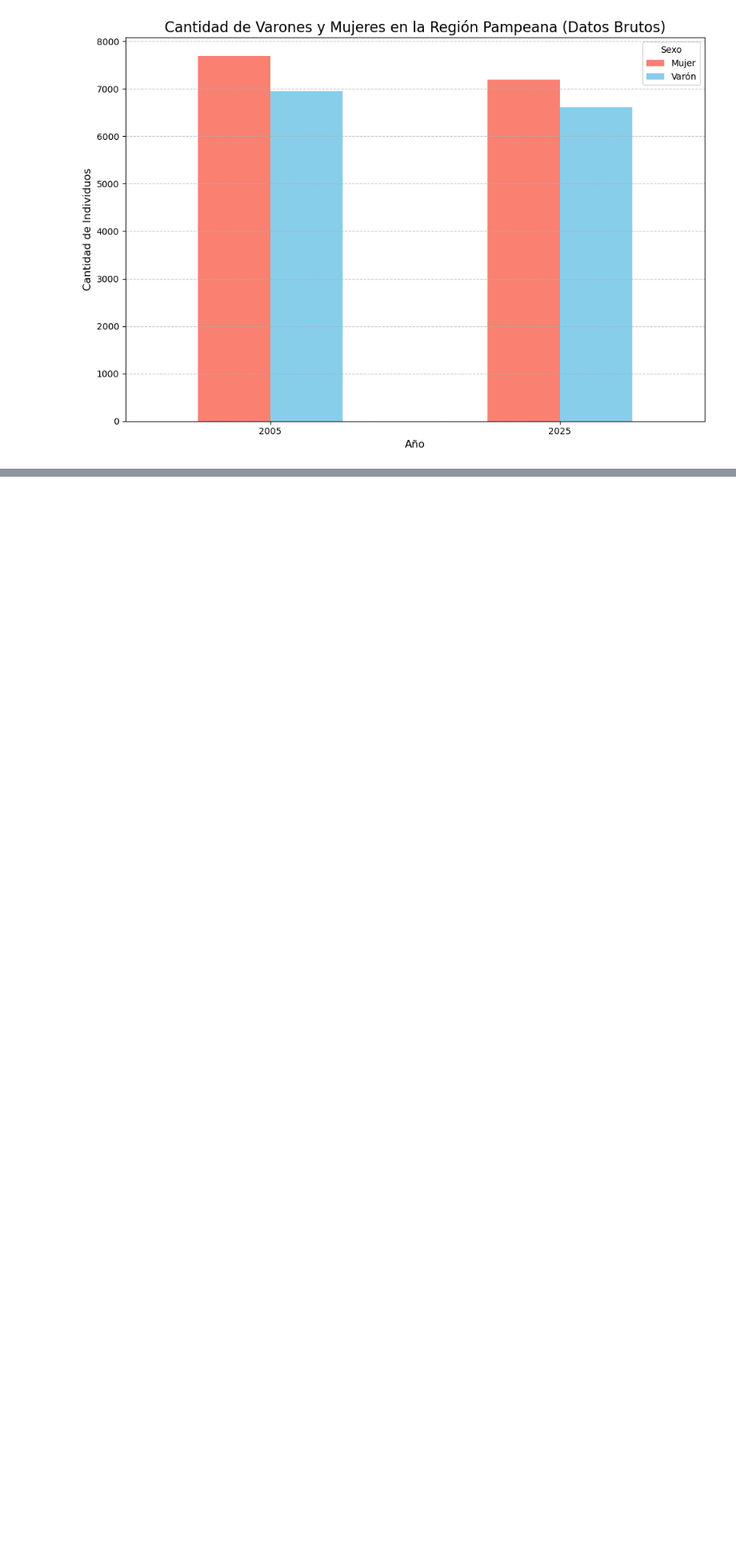
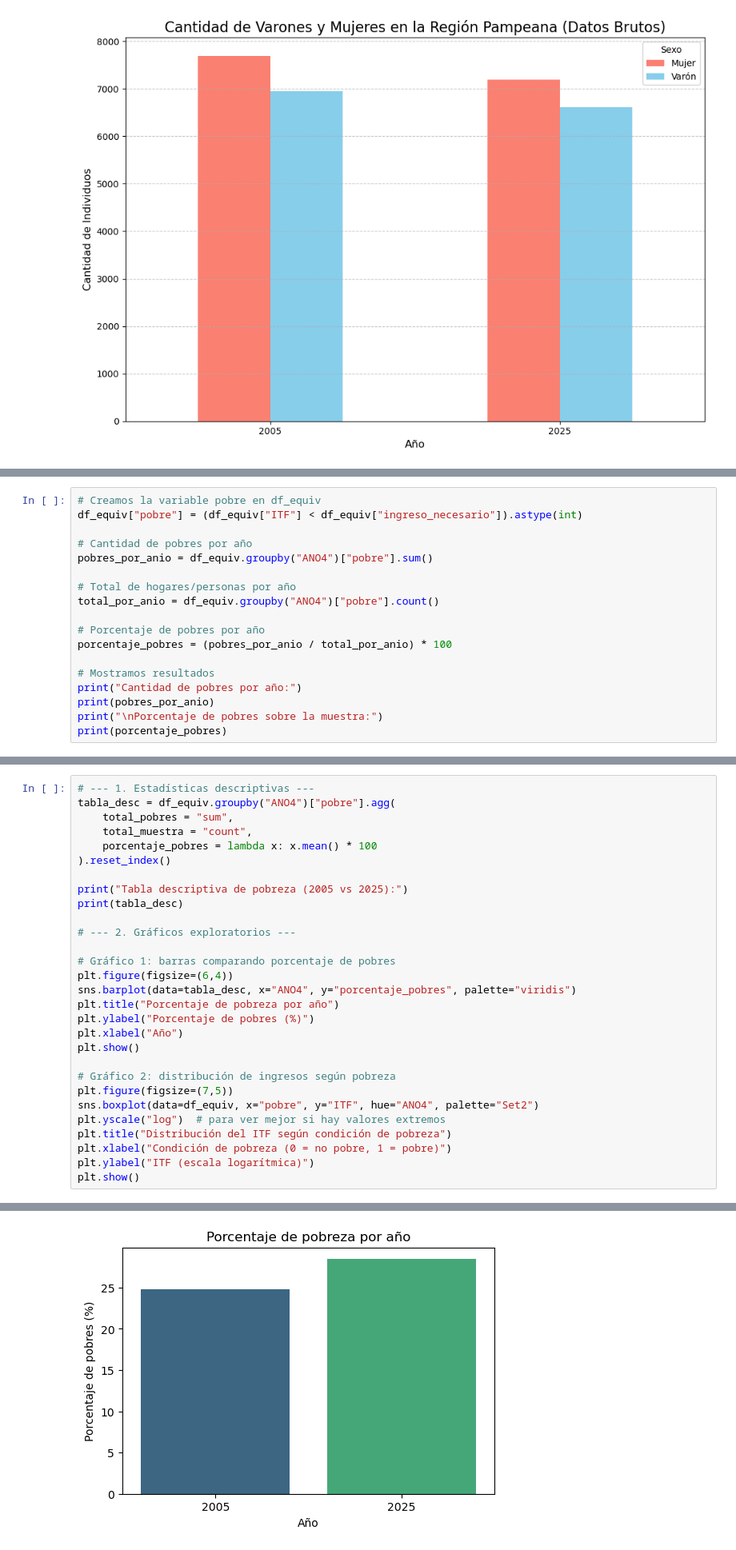
Before and after one commit to mcuenya/CC404-Grupo-T1-2, a Jupyter notebook: TP 1.ipynb, the cells around one changed output, grey strips where cells are left out. Shown at 80% size. Cells and saved outputs as stored; diff of their text form; blank space fills up the shorter version.

```diff
--- a/TP 1.ipynb
+++ b/TP 1.ipynb
@@ -411,0 +679,18 @@ plt.show()
+# %%
+# Creamos la variable pobre en df_equiv
+df_equiv["pobre"] = (df_equiv["ITF"] < df_equiv["ingreso_necesario"]).astype(int)
+
+# Cantidad de pobres por año
+pobres_por_anio = df_equiv.groupby("ANO4")["pobre"].sum()
+
+# Total de hogares/personas por año
+total_por_anio = df_equiv.groupby("ANO4")["pobre"].count()
+
+# Porcentaje de pobres por año
+porcentaje_pobres = (pobres_por_anio / total_por_anio) * 100
+
+# Mostramos resultados
+print("Cantidad de pobres por año:")
+print(pobres_por_anio)
+print("\nPorcentaje de pobres sobre la muestra:")
+print(porcentaje_pobres)
@@ -411,0 +711,30 @@ plt.show()
+# %%
+# --- 1. Estadísticas descriptivas ---
+tabla_desc = df_equiv.groupby("ANO4")["pobre"].agg(
+    total_pobres = "sum",
+    total_muestra = "count",
+    porcentaje_pobres = lambda x: x.mean() * 100
+).reset_index()
+
+print("Tabla descriptiva de pobreza (2005 vs 2025):")
+print(tabla_desc)
+
+# --- 2. Gráficos exploratorios ---
+
+# Gráfico 1: barras comparando porcentaje de pobres
+plt.figure(figsize=(6,4))
+sns.barplot(data=tabla_desc, x="ANO4", y="porcentaje_pobres", palette="viridis")
+plt.title("Porcentaje de pobreza por año")
+plt.ylabel("Porcentaje de pobres (%)")
+plt.xlabel("Año")
+plt.show()
+
+# Gráfico 2: distribución de ingresos según pobreza
+plt.figure(figsize=(7,5))
+sns.boxplot(data=df_equiv, x="pobre", y="ITF", hue="ANO4", palette="Set2")
+plt.yscale("log")  # para ver mejor si hay valores extremos
+plt.title("Distribución del ITF según condición de pobreza")
+plt.xlabel("Condición de pobreza (0 = no pobre, 1 = pobre)")
+plt.ylabel("ITF (escala logarítmica)")
+plt.show()
+# %% [output]
@@ -411,0 +748 @@ plt.show()
+[figure, added]
```
Also changed, not shown: parts of 38 cells of this notebook, 2 other files.
